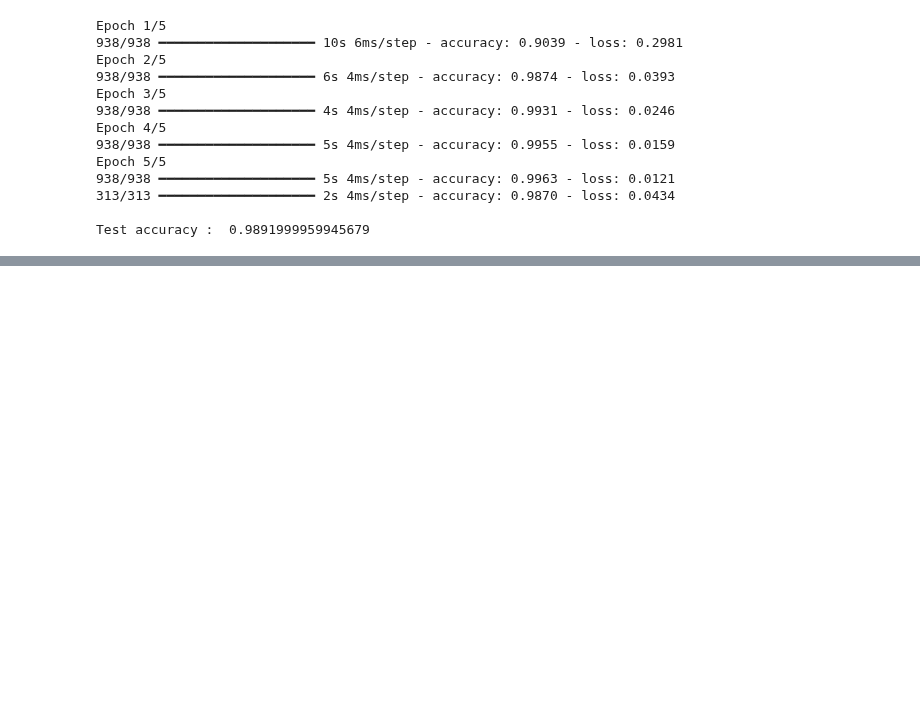
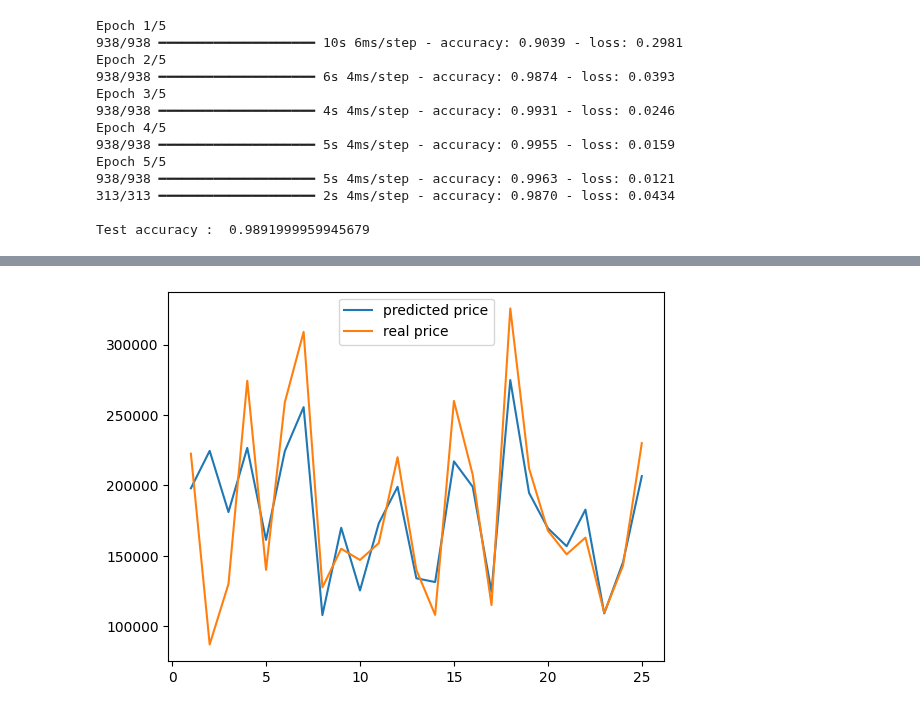
Before and after one commit to Kimhang-KDT/kita_2404, a Jupyter notebook: m6_딥러닝/m6_딥러닝_모델구축.ipynb, the cells around one changed output, grey strips where cells are left out. Drawn from its saved outputs; the diff is of its cells as text; code cells hidden in the pictures; blank space fills up the shorter version.

```diff
--- a/m6_딥러닝/m6_딥러닝_모델구축.ipynb
+++ b/m6_딥러닝/m6_딥러닝_모델구축.ipynb
@@ -430,0 +655,18 @@ Test accuracy :  0.9891999959945679
+# %%
+# 예측 값과 실제 값, 실행 번호가 들어갈 빈 리스트를 만듭니다.
+real_prices = []
+predict_prices = []
+X_num = []
+
+# 25개의 샘플을 뽑아 실제 값, 예측 값을 출력해 봅니다.
+n_iter = 0
+Y_prediction = model.predict(X_test).flatten()
+for i in range(25):
+  real = y_test.iloc[i]
+  prediction = Y_prediction[i]
+
+  print(f"실행 번호 : {n_iter}, 실제가격 : {round(real)}, 예상가격 : {round(prediction)}")
+  real_prices.append(real)
+  predict_prices.append(prediction)
+  n_iter = n_iter + 1
+  X_num.append(n_iter)
@@ -430,0 +691,9 @@ Test accuracy :  0.9891999959945679
+# %%
+# 그래프르르 통해 샘플로 뽑은 25개의 값을 비교해봅니다.
+
+plt.plot(X_num, predict_prices, label='predicted price')
+plt.plot(X_num, real_prices, label='real price')
+plt.legend()
+plt.show()
+# %% [output]
+[figure, added]
```
Also changed, not shown: parts of 15 cells of this notebook.
